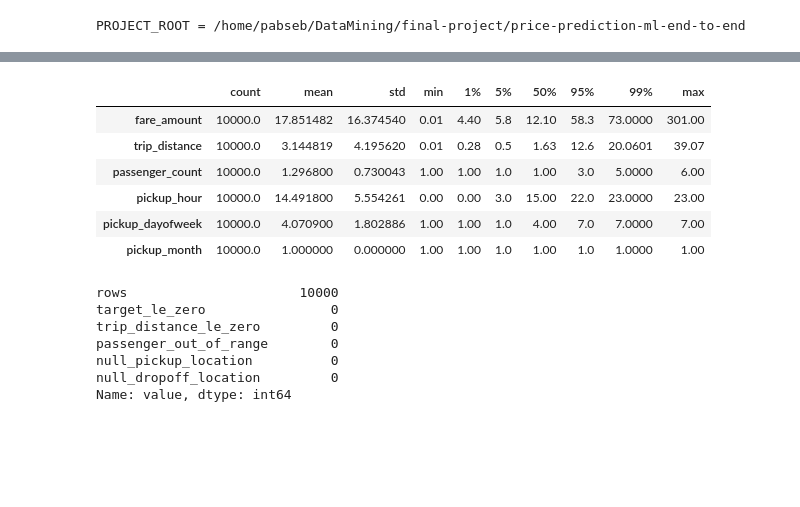
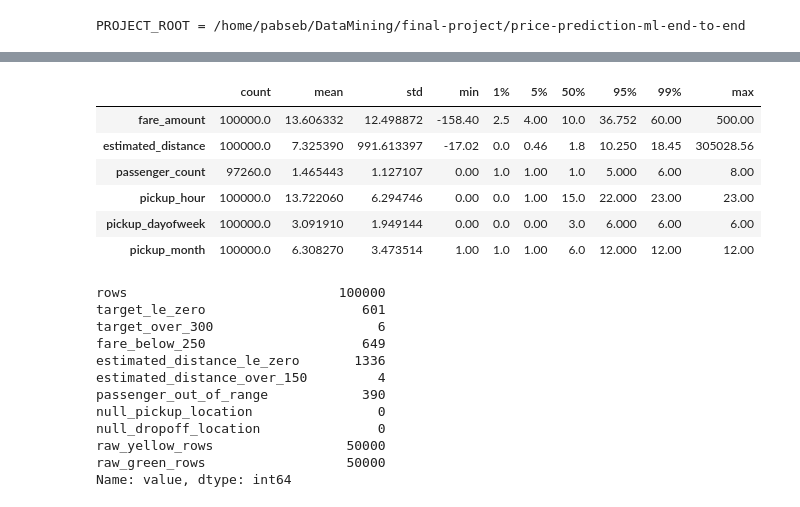
Before and after one commit to jjjulianleon/price-prediction-ml-end-to-end, a Jupyter notebook: notebooks/01_eda.ipynb, the cells around one changed output, grey strips where cells are left out. Saved outputs shown, nothing was run; the diff lists cells and outputs as text; code cells hidden in the pictures; blank space fills up the shorter version.

```diff
--- a/notebooks/01_eda.ipynb
+++ b/notebooks/01_eda.ipynb
@@ -47,23 +54,25 @@ import pandas as pd
 import matplotlib.pyplot as plt
 import seaborn as sns
 
-from src.data.ingestion import fetch_sample
-from src.features.build_features import DISTANCE_COLUMN, LEAKAGE_COLUMNS, TARGET_COLUMN, build_candidate_modeling_frame, normalize_raw_taxi_frame
+from src.data.ingestion import balanced_raw_sample_sql, fetch_sample
+from src.features.build_features import DISTANCE_COLUMN, LEAKAGE_COLUMNS, TARGET_COLUMN, add_temporal_features, build_candidate_modeling_frame, normalize_raw_taxi_frame
 from src.utils.config import get_settings
 
 sns.set_theme(style='whitegrid', context='notebook')
 pd.set_option('display.max_columns', 100)
 
 settings = get_settings()
-sample_limit = 10000
+sample_limit = settings.eda_sample_limit  # controlado por EDA_SAMPLE_LIMIT en .env
+
 raw_sample = fetch_sample(
-    f"SELECT * FROM {settings.raw_table}",
-    sample_pct=1.0,
+    balanced_raw_sample_sql(settings, limit=sample_limit, sample_seed=settings.eda_sample_seed),
     limit=sample_limit,
-    sample_seed=settings.eda_sample_seed,
     settings=settings,
 )
+
 sample_df = normalize_raw_taxi_frame(raw_sample)
+eda_df = add_temporal_features(sample_df)
+
 candidate_df = build_candidate_modeling_frame(
     raw_sample,
     start_date=settings.data_start_date,
@@ -71,10 +80,13 @@ candidate_df = build_candidate_modeling_frame(
 )
 
 assert not raw_sample.empty, 'La muestra raw del EDA esta vacia. Revisa setup/ingest.'
-print('table =', settings.raw_table)
+print('trip_types =', settings.trip_type_label)
 print('raw sample shape =', raw_sample.shape)
 print('raw columns =', raw_sample.columns.tolist())
 print('canonical columns =', sample_df.columns.tolist())
+print('eda columns =', eda_df.columns.tolist())
+print('sample by trip_type =')
+print(sample_df['trip_type'].value_counts(dropna=False).sort_index())
 print('candidate rows after rules =', len(candidate_df))
-sample_df.head()
+eda_df.head()
 # %% [output]
@@ -132,32 +158,42 @@ eda_summary
 # %%
 numeric_cols = [
     'fare_amount', DISTANCE_COLUMN, 'passenger_count', 'pickup_hour',
     'pickup_dayofweek', 'pickup_month'
 ]
-sample_df[numeric_cols].describe(percentiles=[0.01, 0.05, 0.5, 0.95, 0.99]).T
+eda_df[numeric_cols].describe(percentiles=[0.01, 0.05, 0.5, 0.95, 0.99]).T
 # %% [output]
 |  | count | mean | std | min | 1% | 5% | 50% | 95% | 99% | max |
-| fare_amount | 10000.0 | 17.851482 | 16.374540 | 0.01 | 4.40 | 5.8 | 12.10 | 58.3 | 73.0000 | 301.00 |
-| trip_distance | 10000.0 | 3.144819 | 4.195620 | 0.01 | 0.28 | 0.5 | 1.63 | 12.6 | 20.0601 | 39.07 |
-| passenger_count | 10000.0 | 1.296800 | 0.730043 | 1.00 | 1.00 | 1.0 | 1.00 | 3.0 | 5.0000 | 6.00 |
-| pickup_hour | 10000.0 | 14.491800 | 5.554261 | 0.00 | 0.00 | 3.0 | 15.00 | 22.0 | 23.0000 | 23.00 |
-| pickup_dayofweek | 10000.0 | 4.070900 | 1.802886 | 1.00 | 1.00 | 1.0 | 4.00 | 7.0 | 7.0000 | 7.00 |
-| pickup_month | 10000.0 | 1.000000 | 0.000000 | 1.00 | 1.00 | 1.0 | 1.00 | 1.0 | 1.0000 | 1.00 |
+| fare_amount | 100000.0 | 13.606332 | 12.498872 | -158.40 | 2.5 | 4.00 | 10.0 | 36.752 | 60.00 | 500.00 |
+| estimated_distance | 100000.0 | 7.325390 | 991.613397 | -17.02 | 0.0 | 0.46 | 1.8 | 10.250 | 18.45 | 305028.56 |
+| passenger_count | 97260.0 | 1.465443 | 1.127107 | 0.00 | 1.0 | 1.00 | 1.0 | 5.000 | 6.00 | 8.00 |
+| pickup_hour | 100000.0 | 13.722060 | 6.294746 | 0.00 | 0.0 | 1.00 | 15.0 | 22.000 | 23.00 | 23.00 |
+| pickup_dayofweek | 100000.0 | 3.091910 | 1.949144 | 0.00 | 0.0 | 0.00 | 3.0 | 6.000 | 6.00 | 6.00 |
+| pickup_month | 100000.0 | 6.308270 | 3.473514 | 1.00 | 1.0 | 1.00 | 6.0 | 12.000 | 12.00 | 12.00 |
 # %%
 quality_checks = pd.Series({
     'rows': len(sample_df),
     'target_le_zero': int((sample_df[TARGET_COLUMN] <= 0).sum()),
+    'target_over_300': int((sample_df[TARGET_COLUMN] > 300).sum()),
+    'fare_below_250': int((sample_df[TARGET_COLUMN] < 2.50).sum()),
     f'{DISTANCE_COLUMN}_le_zero': int((sample_df[DISTANCE_COLUMN] <= 0).sum()),
+    f'{DISTANCE_COLUMN}_over_150': int((sample_df[DISTANCE_COLUMN] > 150).sum()),
     'passenger_out_of_range': int(((sample_df['passenger_count'] < 1) | (sample_df['passenger_count'] > 6)).sum()),
     'null_pickup_location': int(sample_df['pickup_location_id'].isna().sum()),
     'null_dropoff_location': int(sample_df['dropoff_location_id'].isna().sum()),
+    'raw_yellow_rows': int((sample_df['trip_type'] == 'yellow').sum()),
+    'raw_green_rows': int((sample_df['trip_type'] == 'green').sum()),
 }, name="value")
 quality_checks
 # %% [output]
-rows                      10000
-target_le_zero                0
-trip_distance_le_zero         0
-passenger_out_of_range        0
-null_pickup_location          0
-null_dropoff_location         0
+rows                           100000
+target_le_zero                    601
+target_over_300                     6
+fare_below_250                    649
+estimated_distance_le_zero       1336
+estimated_distance_over_150         4
+passenger_out_of_range            390
+null_pickup_location                0
+null_dropoff_location               0
+raw_yellow_rows                 50000
+raw_green_rows                  50000
 Name: value, dtype: int64
```
Also changed, not shown: parts of 12 cells of this notebook, 43 other files.
